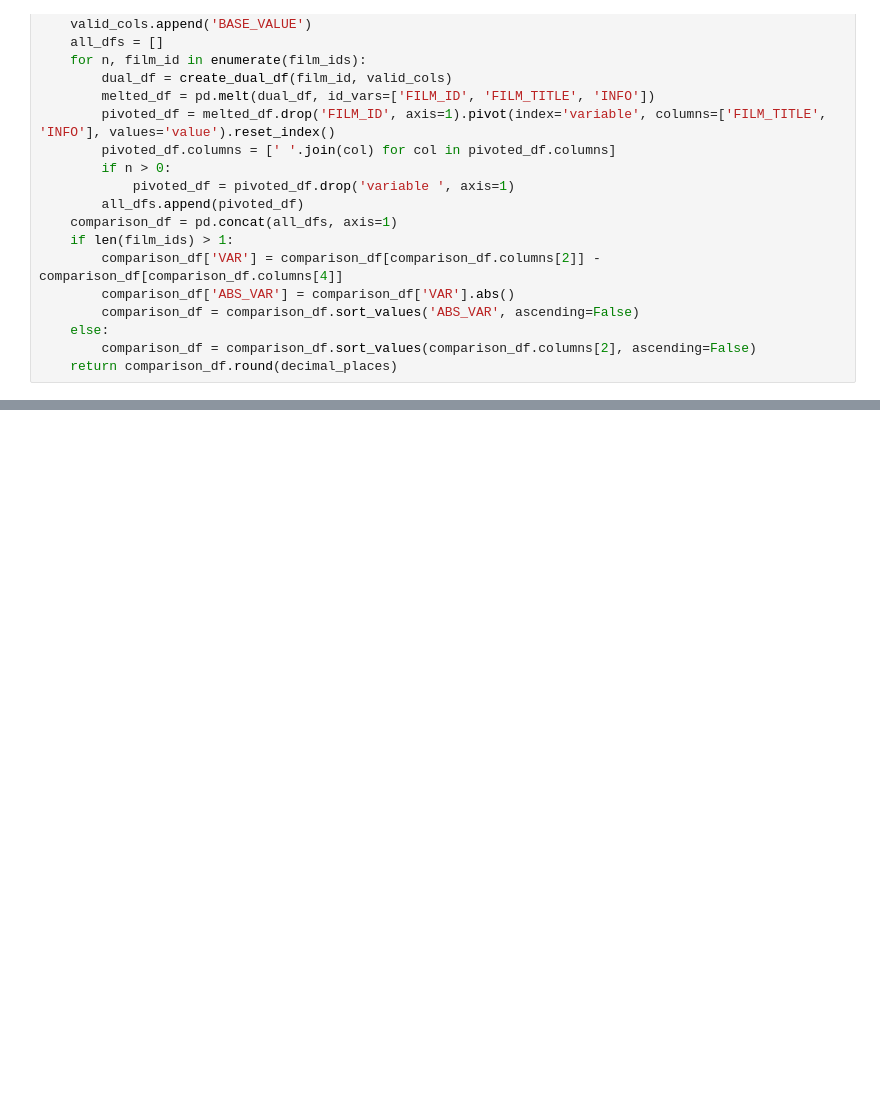
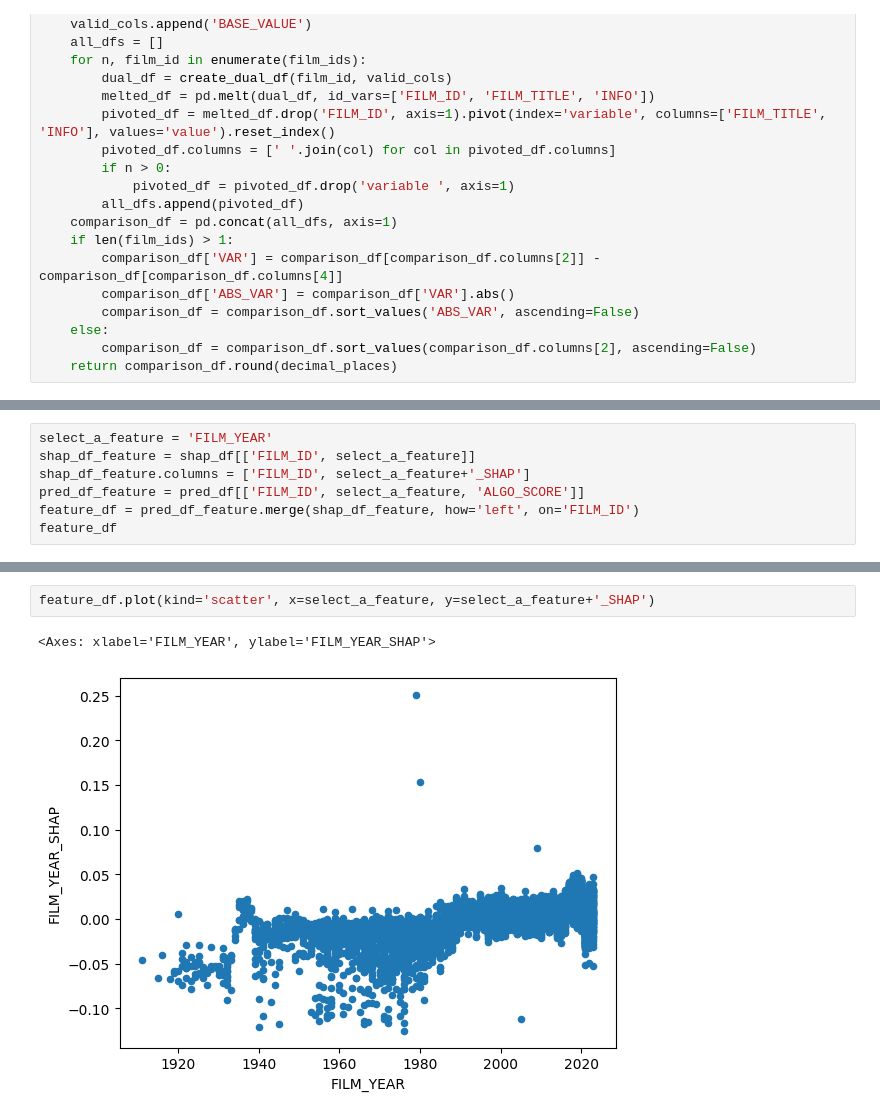
Before and after one commit to TD1138/letterboxd-app, a Jupyter notebook: lib/notebooks/AlgoDebugging.ipynb, the cells around one changed output, grey strips where cells are left out. Saved outputs shown, nothing was run; the diff lists cells and outputs as text; blank space fills up the shorter version.

```diff
--- a/lib/notebooks/AlgoDebugging.ipynb
+++ b/lib/notebooks/AlgoDebugging.ipynb
@@ -117,0 +118,7 @@ return_comparison_df(film_id_selections)
+# %%
+select_a_feature = 'FILM_YEAR'
+shap_df_feature = shap_df[['FILM_ID', select_a_feature]]
+shap_df_feature.columns = ['FILM_ID', select_a_feature+'_SHAP']
+pred_df_feature = pred_df[['FILM_ID', select_a_feature, 'ALGO_SCORE']]
+feature_df = pred_df_feature.merge(shap_df_feature, how='left', on='FILM_ID')
+feature_df
@@ -117,0 +139,5 @@ return_comparison_df(film_id_selections)
+# %%
+feature_df.plot(kind='scatter', x=select_a_feature, y=select_a_feature+'_SHAP')
+# %% [output]
+<Axes: xlabel='FILM_YEAR', ylabel='FILM_YEAR_SHAP'>
+[figure, added]
```
Also changed, not shown: parts of 6 cells of this notebook, 12 other files.
